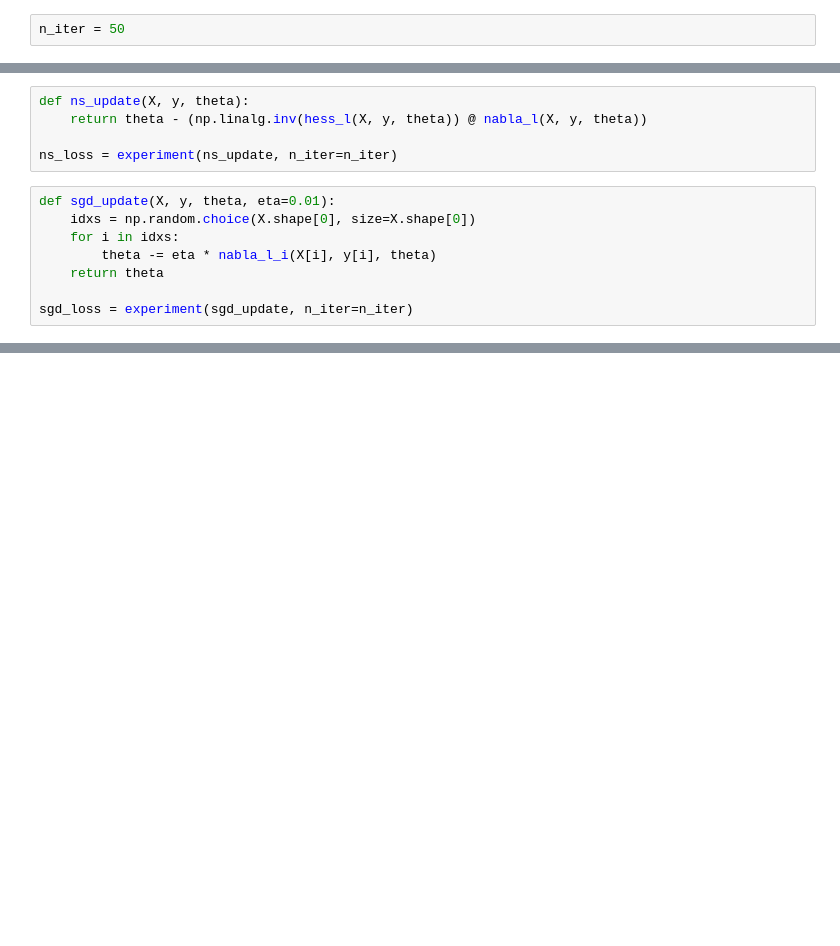
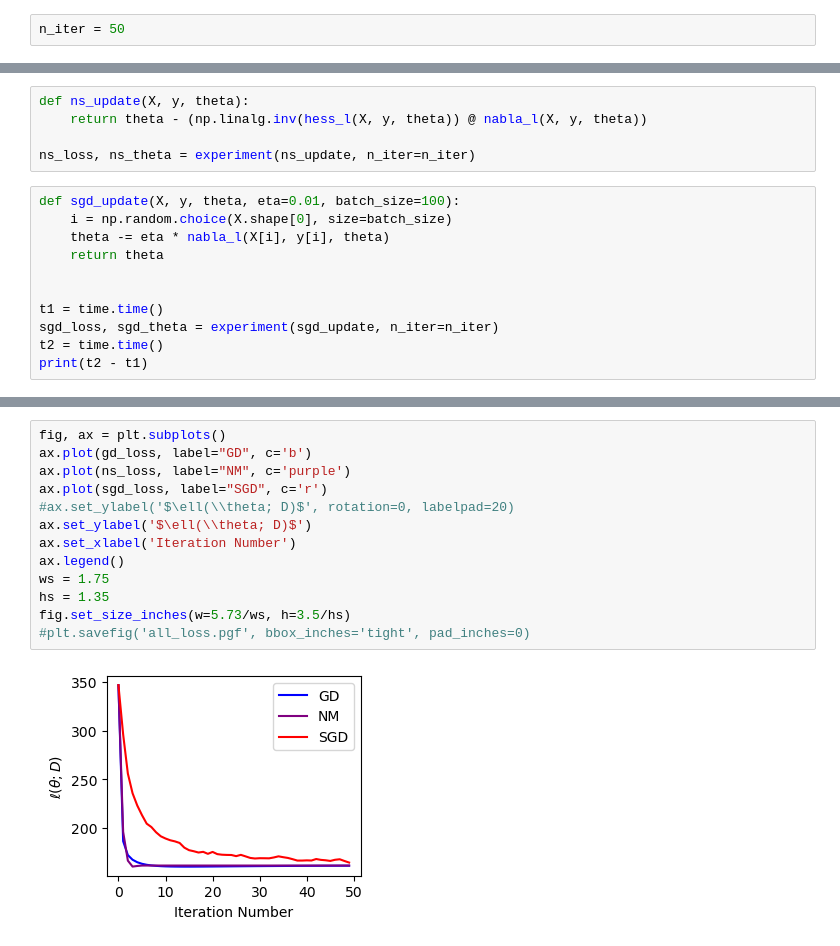
Before and after one commit to nerrma/thesis, a Jupyter notebook: paper_plots/logreg_example/logreg_ex.ipynb, the cells around one changed output, grey strips where cells are left out. Drawn from its saved outputs; the diff is of its cells as text; blank space fills up the shorter version.

```diff
--- a/paper_plots/logreg_example/logreg_ex.ipynb
+++ b/paper_plots/logreg_example/logreg_ex.ipynb
@@ -66,12 +75,15 @@ gd_loss = experiment(gd_update, n_iter=n_iter)
 def ns_update(X, y, theta):
     return theta - (np.linalg.inv(hess_l(X, y, theta)) @ nabla_l(X, y, theta))
 
-ns_loss = experiment(ns_update, n_iter=n_iter)
+ns_loss, ns_theta = experiment(ns_update, n_iter=n_iter)
 # %%
-def sgd_update(X, y, theta, eta=0.01):
-    idxs = np.random.choice(X.shape[0], size=X.shape[0])
-    for i in idxs:
-        theta -= eta * nabla_l_i(X[i], y[i], theta)
+def sgd_update(X, y, theta, eta=0.01, batch_size=100):
+    i = np.random.choice(X.shape[0], size=batch_size)
+    theta -= eta * nabla_l(X[i], y[i], theta)
     return theta
 
-sgd_loss = experiment(sgd_update, n_iter=n_iter)
+
+t1 = time.time()
+sgd_loss, sgd_theta = experiment(sgd_update, n_iter=n_iter)
+t2 = time.time()
+print(t2 - t1)
@@ -91,0 +180,15 @@ fig.set_size_inches(w=5.73/ws, h=3.5/hs)
+# %%
+fig, ax = plt.subplots()
+ax.plot(gd_loss, label="GD", c='b')
+ax.plot(ns_loss, label="NM", c='purple')
+ax.plot(sgd_loss, label="SGD", c='r')
+#ax.set_ylabel('$\ell(\\theta; D)$', rotation=0, labelpad=20)
+ax.set_ylabel('$\ell(\\theta; D)$')
+ax.set_xlabel('Iteration Number')
+ax.legend()
+ws = 1.75
+hs = 1.35
+fig.set_size_inches(w=5.73/ws, h=3.5/hs)
+#plt.savefig('all_loss.pgf', bbox_inches='tight', pad_inches=0)
+# %% [output]
+[figure, added]
```
Also changed, not shown: parts of 16 cells of this notebook, 5 other files.
